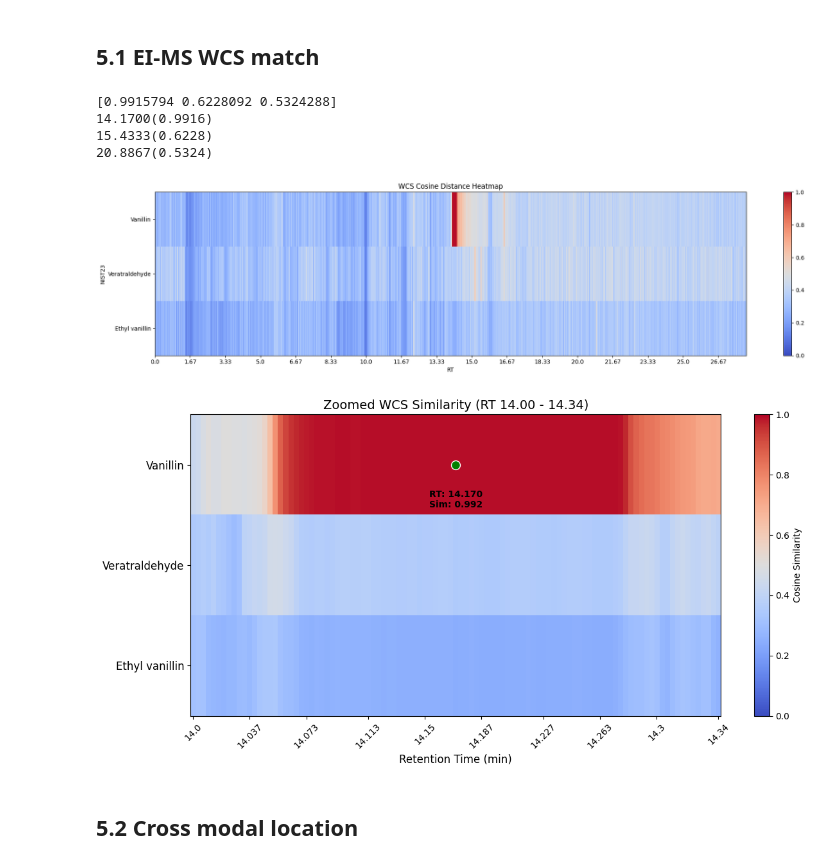
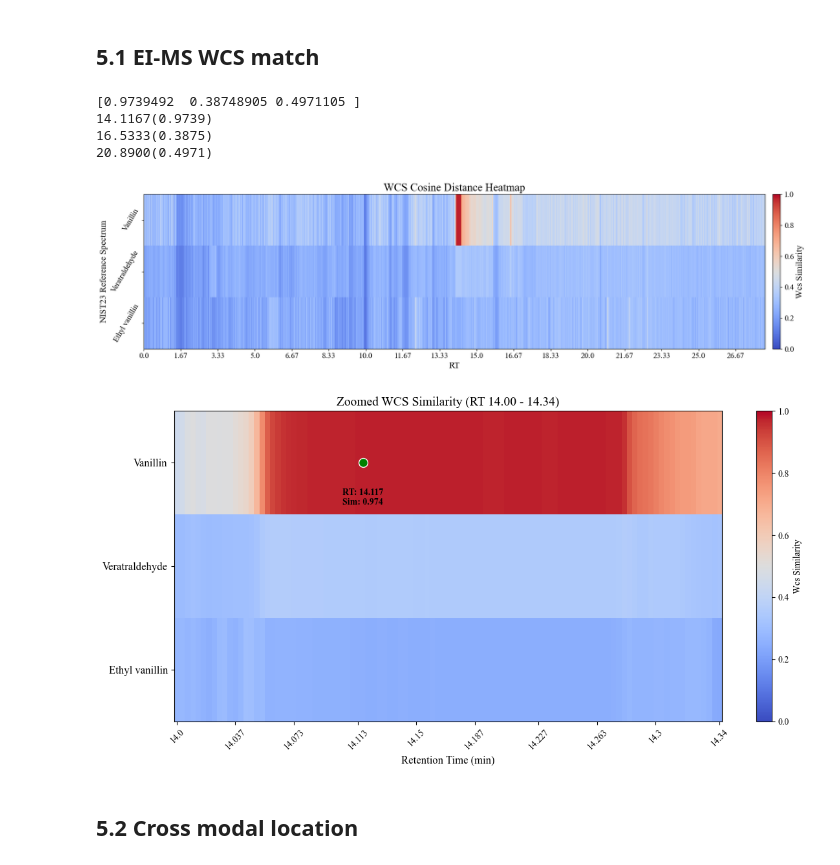
Before and after one commit to crxcsu/CSU-EI, a Jupyter notebook: analyzer/Interacting_with_CSUEI.ipynb, the cells around one changed output. Drawn from its saved outputs; the diff is of its cells as text; code cells hidden in the pictures.

```diff
--- a/analyzer/Interacting_with_CSUEI.ipynb
+++ b/analyzer/Interacting_with_CSUEI.ipynb
@@ -9,6 +9,7 @@ import json
 import torch
 import numpy as np
 import pandas as pd
+import matplotlib
 import matplotlib.pyplot as plt
 from matplotlib.colors import Normalize
 from mpl_toolkits.axes_grid1 import make_axes_locatable
@@ -16,16 +17,20 @@ from rdkit import Chem
 from rdkit.Chem import AllChem
 from rdkit.Chem import Draw
 from data_provider.dataset import process_ms_spectra_for_wcs
-from analyzer.core import get_data_and_features, get_cos_distance, get_topk_acc, find_functional_group_pairs, plot_mol_structure
+from analyzer.core import auto_eval_topk, get_data_and_features, get_cos_distance, get_topk_acc, find_functional_group_pairs, plot_mol_structure
+matplotlib.rcParams['font.family'] = 'Times New Roman'
+pd.set_option('display.unicode.east_asian_width', True)
+pd.set_option('display.unicode.ambiguous_as_wide', True)
+pd.set_option('display.max_colwidth', None)
 
 # config_path = "results/CSUEI_nist23_smil6_msl6_bs1024_DDP1_lr4.0e-04_smiesa1_msesa1_rm1_se1_2026-02-08_155340/config_2026-02-08_155340.json"
-# paths = [
+# ablation_study_paths = [
 #     "results/CSUEI_nist23_smil6_msl6_bs1024_DDP1_lr4.0e-04_smiesa0_msesa0_rm0_se0_2026-02-11_204925/config_2026-02-11_204925.json",
 #     "results/CSUEI_nist23_smil6_msl6_bs1024_DDP1_lr4.0e-04_smiesa0_msesa0_rm0_se1_2026-02-11_124340/config_2026-02-11_124340.json",
 #     "results/CSUEI_nist23_smil6_msl6_bs1024_DDP1_lr4.0e-04_smiesa0_msesa0_rm1_se1_2026-02-10_123237/config_2026-02-10_123237.json",
 #     config_path
 # ]
-
+config_path17 = "results/CSUEI_nist17_smil6_msl6_bs1024_DDP1_lr4.0e-04_smiesa1_msesa1_rm1_se1_2026-03-27_150000/config_2026-03-27_150000.json"
 config_path = "results/CSUEI_nist23_smil6_msl6_bs1024_DDP1_lr4.0e-04_smiesa1_msesa1_rm1_se1_2026-02-13_193603/config_2026-02-13_193603.json"
 ablation_study_paths = [
     "results/CSUEI_nist23_smil6_msl6_bs1024_DDP1_lr4.0e-04_smiesa0_msesa0_rm0_se0_2026-02-18_100902/config_2026-02-18_100902.json",
@@ -1254,7 +1219,7 @@ for data in datas:
 # Purpose: Filter out high m/z fragments that exceed the target molecular weight (e.g., Vanillin MW ~152.15).
 # Why we do this: These larger fragments typically originate from background noise, column bleed, or sample matrix interference.
 # Removing them effectively reduces false signals, improving the accuracy of downstream spectral matching and model retrieval.
-MAX_MZ_THRESHOLD = 170
+MAX_MZ_THRESHOLD = 152.15
 # Simplify logic using NumPy boolean masking: efficiently keep only m/z <= threshold for each scan
 filtered_set1_data = [scan[scan[:, 0] <= MAX_MZ_THRESHOLD].tolist() for scan in set1_mass_data]
 
@@ -1267,39 +1232,58 @@ plot_mol_structure(smiles_list)
 ## 5.1 EI-MS WCS match
 # %%
 nist_ms_tensor = torch.cat([process_ms_spectra_for_wcs(nist_ms, 1000) for nist_ms in nist_ms_list], dim=0).reshape(-1, 1000)
+# set1_ms_tensor = torch.cat([process_ms_spectra_for_wcs(set1_ms, 1000) for set1_ms in set1_mass_data], dim=0).reshape(-1, 1000)
 set1_ms_tensor = torch.cat([process_ms_spectra_for_wcs(set1_ms, 1000) for set1_ms in filtered_set1_data], dim=0).reshape(-1, 1000)
 nist_ms_tensor /= torch.norm(nist_ms_tensor, dim=-1, keepdim=True)
 set1_ms_tensor /= torch.norm(set1_ms_tensor, dim=-1, keepdim=True)
 wcs_similarity = nist_ms_tensor @ set1_ms_tensor.T
 wcs_similarity[torch.isnan(wcs_similarity)] = 0
 wcs_similarity = wcs_similarity.cpu().numpy()
 # 打印出每行的最大值，以及最大值所在的列索引，再拿到对应的 RT
 max_distance = wcs_similarity.max(axis=1)
 print(max_distance)
 rt_list = rt[wcs_similarity.argmax(axis=1).tolist()]
 result = np.concatenate([np.round(rt_list, 4).reshape(-1, 1), np.round(max_distance, 4).reshape(-1, 1)], axis=1)
 for i in range(len(result)):
     print(f"{result[i][0]:.4f}({result[i][1]:.4f})")
 
 # 绘制热力图
 name = ['Vanillin', 'Veratraldehyde', 'Ethyl vanillin']
 plt.figure(figsize=(20, 5))
-plt.imshow(wcs_similarity, aspect='auto', cmap='coolwarm', interpolation='nearest', norm=Normalize(vmin=0, vmax=1))
-plt.colorbar()
-plt.title('WCS Cosine Distance Heatmap')
-plt.xlabel('RT')
-plt.ylabel('NIST23')
-plt.xticks(ticks=np.arange(0, len(rt), step=500), labels=np.round(rt[np.arange(0, len(rt), step=500)], 2))
-plt.yticks(ticks=np.arange(0, len(nist_ms_list), step=1), labels=name)
+# im = plt.imshow(wcs_similarity, aspect='auto', cmap='coolwarm', interpolation='nearest', norm=Normalize(vmin=np.percentile(wcs_similarity, 95), vmax=wcs_similarity.max()))
+im = plt.imshow(wcs_similarity, aspect='auto', cmap='coolwarm', interpolation='nearest', norm=Normalize(vmin=0, vmax=1))
+
+cbar = plt.colorbar(im, pad=0.01)
+cbar.set_label('Wcs Similarity', size=16)
+cbar.ax.tick_params(labelsize=14)
+
+plt.title('WCS Cosine Distance Heatmap', fontsize=20)
+plt.xlabel('RT', fontsize=16)
+plt.ylabel('NIST23 Reference Spectrum', fontsize=16)
+
+plt.xticks(
+    ticks=np.arange(0, len(rt), step=500),
+    labels=np.round(rt[np.arange(0, len(rt), step=500)], 2),
+    fontsize=14
+)
+
+plt.yticks(
+    ticks=np.arange(0, len(nist_ms_list), step=1),
+    labels=name,
+    rotation=60,
+    va='center',
+    fontsize=14
+)
+
 plt.tight_layout()
 # plt.savefig("fig/location/wcs_similarity_heatmap.png", bbox_inches='tight')
 plt.show()
 # %% [output]
-[0.9915794 0.6228092 0.5324288]
-14.1700(0.9916)
-15.4333(0.6228)
-20.8867(0.5324)
+[0.9739492  0.38748905 0.4971105 ]
+14.1167(0.9739)
+16.5333(0.3875)
+20.8900(0.4971)
-[figure, old version]
+[figure, new version]
 # %%
 # 1. 自动确定放大范围: 基于最佳匹配点的 RT，前后各扩展 0.15 分钟
 # zoom_start, zoom_end = 14.050, 14.285
@@ -1348,11 +1332,11 @@ else:
     ax.set_yticklabels(name, fontsize=12)
 
     ax.set_title(f'Zoomed WCS Similarity (RT {zoom_start:.2f} - {zoom_end:.2f})', fontsize=14)
-    plt.colorbar(im, ax=ax, label='Cosine Similarity')
+    plt.colorbar(im, ax=ax, label='Wcs Similarity')
     plt.tight_layout()
     plt.show()
 # %% [output]
-[figure, old version]
+[figure, new version]
 # %% [markdown]
 ## 5.2 Cross modal location
 # %%
```
Also changed, not shown: parts of 17 cells of this notebook, 3 other files.
